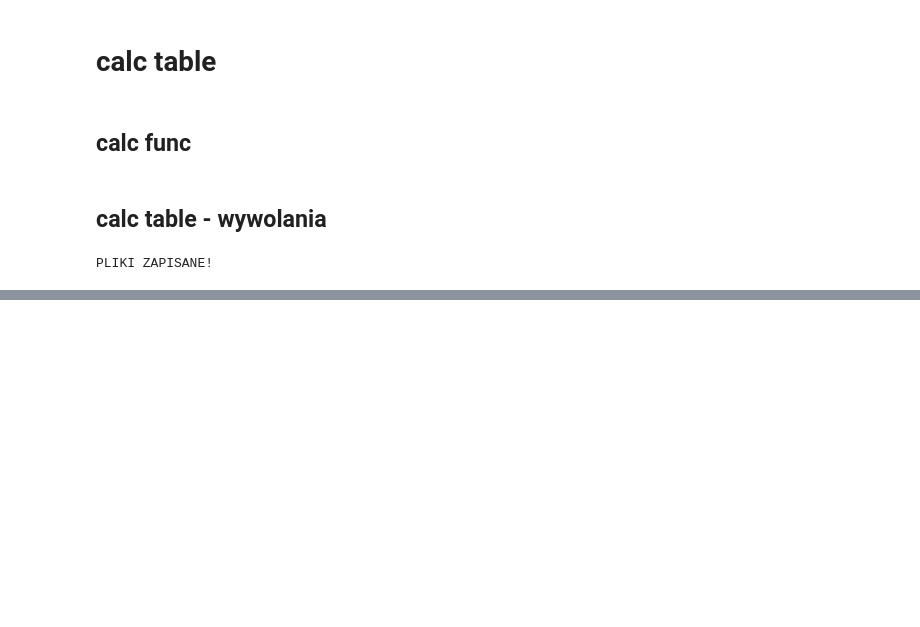
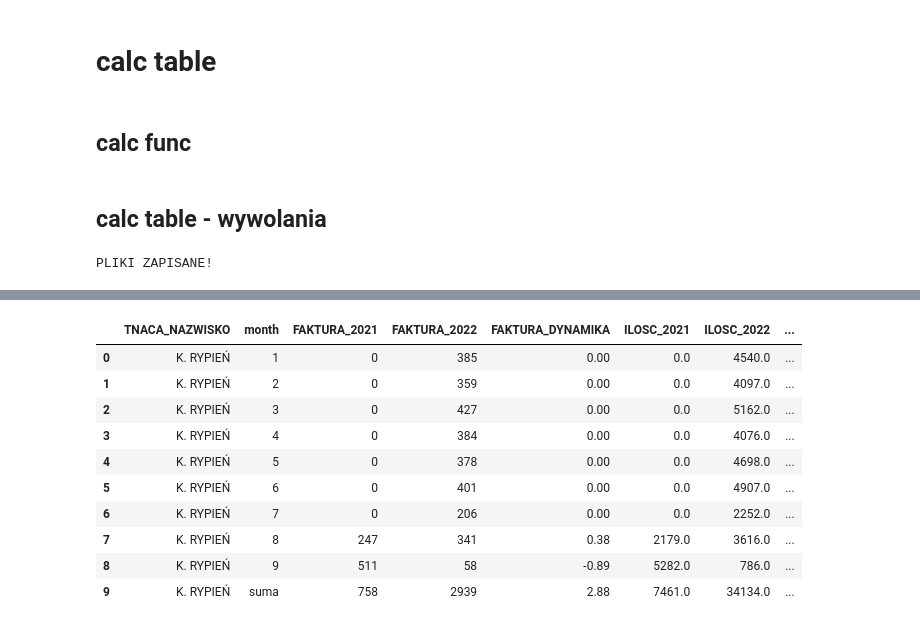
Before and after one commit to plggrzybuch/kupony, a Jupyter notebook: raport_kpi_kupony.ipynb, the cells around one changed output, grey strips where cells are left out. Cells and saved outputs as stored; diff of their text form; code cells hidden in the pictures; blank space fills up the shorter version.

```diff
--- a/raport_kpi_kupony.ipynb
+++ b/raport_kpi_kupony.ipynb
@@ -964,7 +968,7 @@ def func_create_pivot_table_agata(df, year1, year2, month, tnaca_czy_stol, czy_t
     for tnaca in tqdm(arr_tnaca_unique):
         if czy_test=="TEST":
             tnaca='S. KAPAŁA'
-        # tnaca='G. ŁUKAŃKO'
+            tnaca='K. RYPIEŃ'
         for mc in month:
             arr_f=func_get_values_from_global_df(df, tnaca, year1, year2, mc, 'FAKTURA', tnaca_czy_stol)
             arr_i=func_get_values_from_global_df(df, tnaca, year1, year2, mc, 'ILOSC', tnaca_czy_stol)
@@ -1533,0 +1595,18 @@ PLIKI ZAPISANE!
+# %%
+func_create_pivot_table_agata(df,#.loc[df['max_dzien_pracy_tnaca1']>=np.datetime64('2022-01-01')],
+                                                   2021, 2022,
+                                                   lista_mc_do_tabeli,
+                                                   'tnaca',
+                                                  'TEST')
+# %% [output]
+|  | TNACA_NAZWISKO | month | FAKTURA_2021 | FAKTURA_2022 | FAKTURA_DYNAMIKA | ILOSC_2021 | ILOSC_2022 | ... |
+| 0 | K. RYPIEŃ | 1 | 0 | 385 | 0.00 | 0.0 | 4540.0 | ... |
+| 1 | K. RYPIEŃ | 2 | 0 | 359 | 0.00 | 0.0 | 4097.0 | ... |
+| 2 | K. RYPIEŃ | 3 | 0 | 427 | 0.00 | 0.0 | 5162.0 | ... |
+| 3 | K. RYPIEŃ | 4 | 0 | 384 | 0.00 | 0.0 | 4076.0 | ... |
+| 4 | K. RYPIEŃ | 5 | 0 | 378 | 0.00 | 0.0 | 4698.0 | ... |
+| 5 | K. RYPIEŃ | 6 | 0 | 401 | 0.00 | 0.0 | 4907.0 | ... |
+| 6 | K. RYPIEŃ | 7 | 0 | 206 | 0.00 | 0.0 | 2252.0 | ... |
+| 7 | K. RYPIEŃ | 8 | 247 | 341 | 0.38 | 2179.0 | 3616.0 | ... |
+| 8 | K. RYPIEŃ | 9 | 511 | 58 | -0.89 | 5282.0 | 786.0 | ... |
+| 9 | K. RYPIEŃ | suma | 758 | 2939 | 2.88 | 7461.0 | 34134.0 | ... |
```
Also changed, not shown: parts of 4 cells of this notebook.
